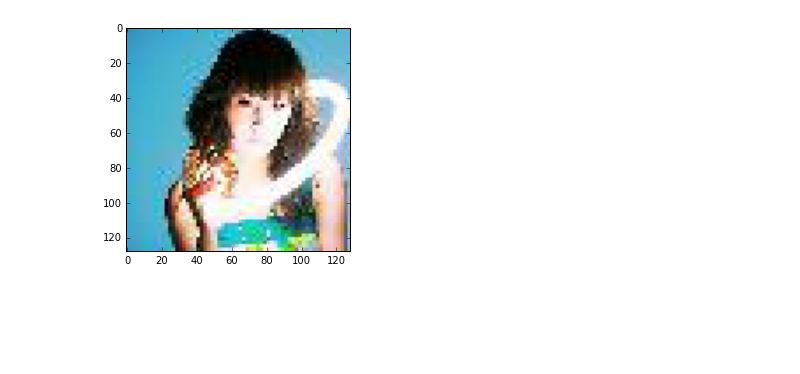
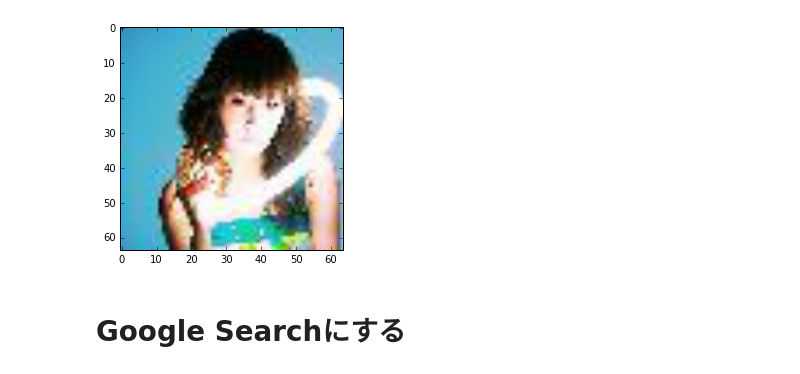
Before and after one commit to kasajei/PythonMachineLearning, a Jupyter notebook: ImageNet/ImageDownload.ipynb, the cells around one changed output. Drawn from its saved outputs; the diff is of its cells as text; code cells hidden in the pictures; blank space fills up the shorter version.

```diff
--- a/ImageNet/ImageDownload.ipynb
+++ b/ImageNet/ImageDownload.ipynb
@@ -26,7 +44,7 @@ def reformat_image(file_name, save_name):
             half_the_height + half_mini_size
         )
     )
-    img = img.resize((128,128))
+    img = img.resize((64,64))
     img.save(save_name)
     plt.imshow( img )
 # %%
@@ -82,11 +100,11 @@ celebrity_names = [
 for name in celebrity_names:
     download_image(name)
 # %%
-from os.path import join, relpath
-from glob import glob
-path = 'downloaded_image'
+path = 'img/downloaded_image'
 files = [relpath(x, path) for x in glob(join(path, '*'))]
 for file in files:
-    reformat_image(path+"/"+file, "square_image/"+file)
+    reformat_image(path+"/"+file, "img/square_image/"+file)
 # %% [output]
-[figure, old version]
+[figure, new version]
+# %% [markdown]
+# Google Searchにする
```
Also changed, not shown: parts of 16 cells of this notebook, 3 other files.
